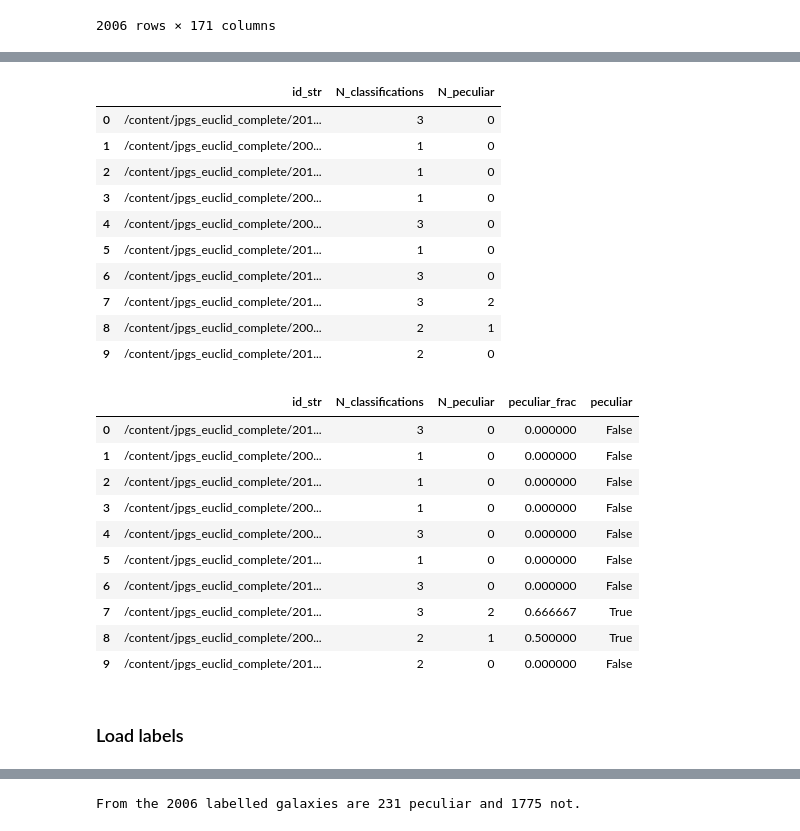
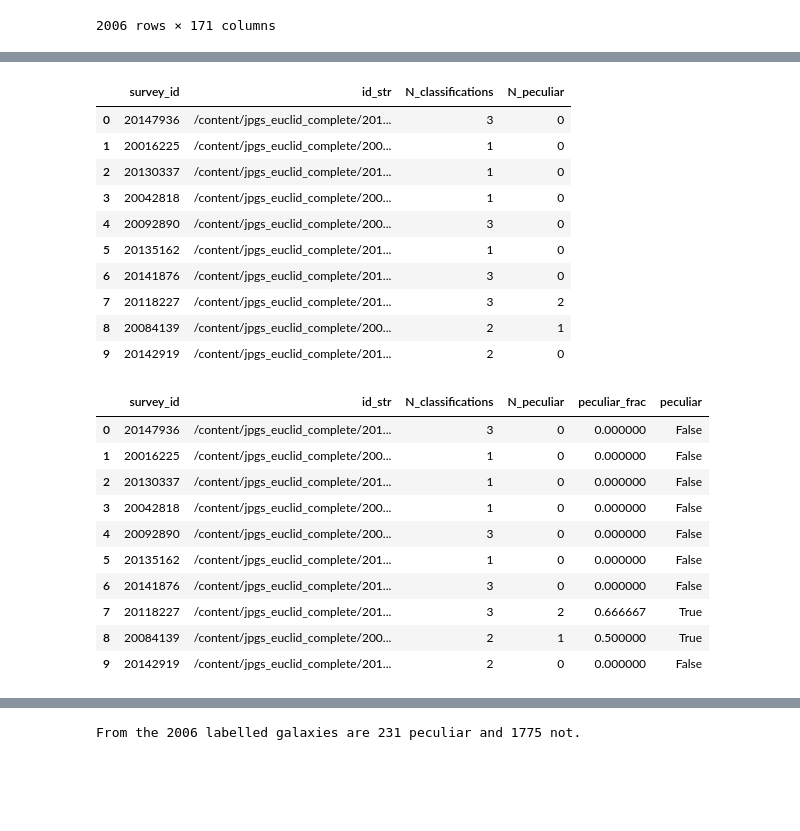
Before and after one commit to baussel/ZoobotEuclid, a Jupyter notebook: Zoobot_Finetuning_Example_Peculiar.ipynb, the cells around one changed output, grey strips where cells are left out. Drawn from its saved outputs; the diff is of its cells as text; code cells hidden in the pictures; blank space fills up the shorter version.

```diff
--- a/Zoobot_Finetuning_Example_Peculiar.ipynb
+++ b/Zoobot_Finetuning_Example_Peculiar.ipynb
@@ -164,6 +181,7 @@ path_checked = ["/content/jpgs_euclid_complete/" + str(name) +".jpg" for name in
 
 labels_checked = labels[labels["ObjectID"].astype(str).isin(ids_checked)]
 labels_checked["id_str"] = path_checked
+labels_checked["survey_id"] = labels_checked["ObjectID"]
 labels_checked
 # %% [output]
 There are labels for 2006 images.
@@ -185,35 +203,35 @@ Check over. There are actually 2006 images.
 # %%
-labels_peculiar = labels_checked[["id_str","N_classifications","N_peculiar"]]
+labels_peculiar = labels_checked[["survey_id","id_str","N_classifications","N_peculiar"]]
 labels_peculiar[0:10]
 # %% [output]
-|  | id_str | N_classifications | N_peculiar |
-| 0 | /content/jpgs_euclid_complete/201... | 3 | 0 |
-| 1 | /content/jpgs_euclid_complete/200... | 1 | 0 |
-| 2 | /content/jpgs_euclid_complete/201... | 1 | 0 |
-| 3 | /content/jpgs_euclid_complete/200... | 1 | 0 |
-| 4 | /content/jpgs_euclid_complete/200... | 3 | 0 |
-| 5 | /content/jpgs_euclid_complete/201... | 1 | 0 |
-| 6 | /content/jpgs_euclid_complete/201... | 3 | 0 |
-| 7 | /content/jpgs_euclid_complete/201... | 3 | 2 |
-| 8 | /content/jpgs_euclid_complete/200... | 2 | 1 |
-| 9 | /content/jpgs_euclid_complete/201... | 2 | 0 |
+|  | survey_id | id_str | N_classifications | N_peculiar |
+| 0 | 20147936 | /content/jpgs_euclid_complete/201... | 3 | 0 |
+| 1 | 20016225 | /content/jpgs_euclid_complete/200... | 1 | 0 |
+| 2 | 20130337 | /content/jpgs_euclid_complete/201... | 1 | 0 |
+| 3 | 20042818 | /content/jpgs_euclid_complete/200... | 1 | 0 |
+| 4 | 20092890 | /content/jpgs_euclid_complete/200... | 3 | 0 |
+| 5 | 20135162 | /content/jpgs_euclid_complete/201... | 1 | 0 |
+| 6 | 20141876 | /content/jpgs_euclid_complete/201... | 3 | 0 |
+| 7 | 20118227 | /content/jpgs_euclid_complete/201... | 3 | 2 |
+| 8 | 20084139 | /content/jpgs_euclid_complete/200... | 2 | 1 |
+| 9 | 20142919 | /content/jpgs_euclid_complete/201... | 2 | 0 |
 # %%
 class_thresh = 0.5
 labels_peculiar["peculiar_frac"] = labels_peculiar["N_peculiar"]/labels_peculiar["N_classifications"]
 labels_peculiar["peculiar"] = (labels_peculiar["peculiar_frac"] >= class_thresh)
 labels_peculiar[0:10]
 # %% [output]
-|  | id_str | N_classifications | N_peculiar | peculiar_frac | peculiar |
-| 0 | /content/jpgs_euclid_complete/201... | 3 | 0 | 0.000000 | False |
-| 1 | /content/jpgs_euclid_complete/200... | 1 | 0 | 0.000000 | False |
-| 2 | /content/jpgs_euclid_complete/201... | 1 | 0 | 0.000000 | False |
-| 3 | /content/jpgs_euclid_complete/200... | 1 | 0 | 0.000000 | False |
-| 4 | /content/jpgs_euclid_complete/200... | 3 | 0 | 0.000000 | False |
-| 5 | /content/jpgs_euclid_complete/201... | 1 | 0 | 0.000000 | False |
-| 6 | /content/jpgs_euclid_complete/201... | 3 | 0 | 0.000000 | False |
-| 7 | /content/jpgs_euclid_complete/201... | 3 | 2 | 0.666667 | True |
-| 8 | /content/jpgs_euclid_complete/200... | 2 | 1 | 0.500000 | True |
-| 9 | /content/jpgs_euclid_complete/201... | 2 | 0 | 0.000000 | False |
+|  | survey_id | id_str | N_classifications | N_peculiar | peculiar_frac | peculiar |
+| 0 | 20147936 | /content/jpgs_euclid_complete/201... | 3 | 0 | 0.000000 | False |
+| 1 | 20016225 | /content/jpgs_euclid_complete/200... | 1 | 0 | 0.000000 | False |
+| 2 | 20130337 | /content/jpgs_euclid_complete/201... | 1 | 0 | 0.000000 | False |
+| 3 | 20042818 | /content/jpgs_euclid_complete/200... | 1 | 0 | 0.000000 | False |
+| 4 | 20092890 | /content/jpgs_euclid_complete/200... | 3 | 0 | 0.000000 | False |
+| 5 | 20135162 | /content/jpgs_euclid_complete/201... | 1 | 0 | 0.000000 | False |
+| 6 | 20141876 | /content/jpgs_euclid_complete/201... | 3 | 0 | 0.000000 | False |
+| 7 | 20118227 | /content/jpgs_euclid_complete/201... | 3 | 2 | 0.666667 | True |
+| 8 | 20084139 | /content/jpgs_euclid_complete/200... | 2 | 1 | 0.500000 | True |
+| 9 | 20142919 | /content/jpgs_euclid_complete/201... | 2 | 0 | 0.000000 | False |
 # %%
 #Balance dataset
 #filenames_peculiar = list(labels_peculiar[labels_peculiar["peculiar"]]["id_str"])
@@ -227,5 +245,3 @@ labels_peculiar[0:10]
 #labels_peculiar = labels_peculiar[labels_peculiar["id_str"].isin(filenames_balanced)]
 # %%
 #labels_peculiar.to_csv("/content/drive/MyDrive/MPE/ZoobotEuclid/Data/peculiar_labels.csv",index=False)
-# %% [markdown]
-### Load labels
```
Also changed, not shown: parts of 9 cells of this notebook.
